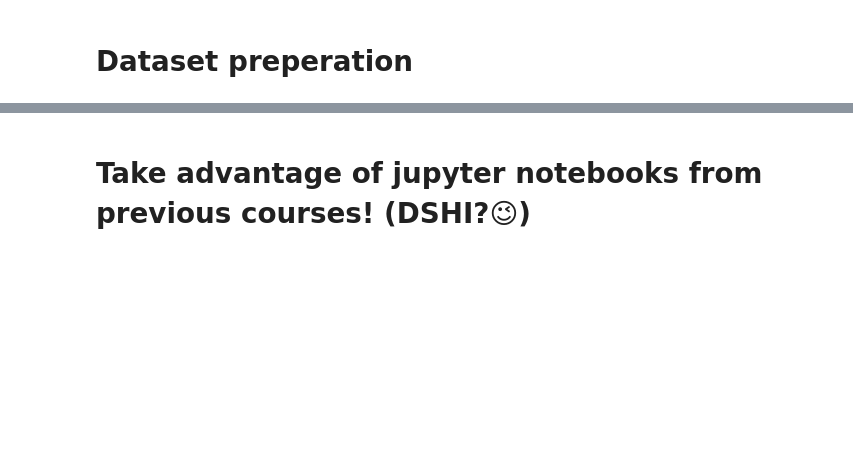
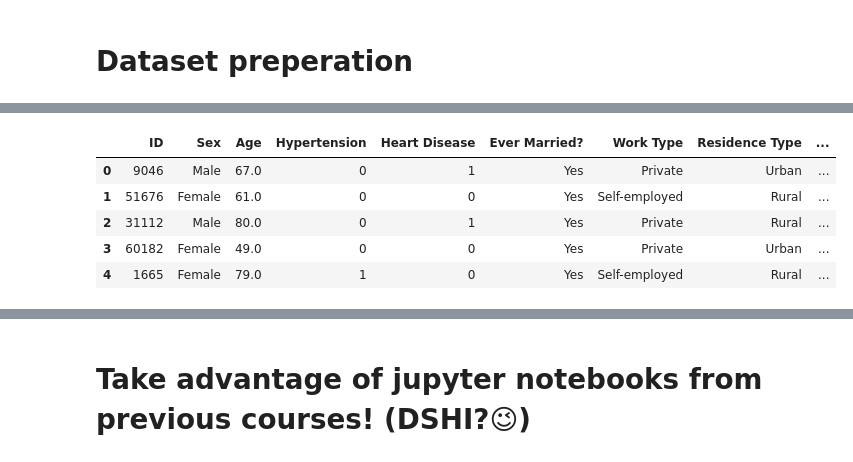
Before and after one commit to pardonm6/Group-6-Dashboard-Stroke-Risk-Prediction, a Jupyter notebook: jupyter-notebooks/data-analysis-pipeline.ipynb, the cells around one changed output, grey strips where cells are left out. Cells and saved outputs as stored; diff of their text form; code cells hidden in the pictures; blank space fills up the shorter version.

```diff
--- a/jupyter-notebooks/data-analysis-pipeline.ipynb
+++ b/jupyter-notebooks/data-analysis-pipeline.ipynb
@@ -21,0 +30,25 @@ df.to_csv("healthcare-dataset-stroke-data.csv", index=False)
+# %%
+#Renaming and refining the features
+
+df = df.rename(columns={
+                          "id":"ID",
+                          "gender": "Sex",
+                          "age": "Age",
+                          "hypertension": "Hypertension",
+                          "heart_disease": "Heart Disease",
+                          "ever_married": "Ever Married?",
+                          "work_type": "Work Type",
+                          "Residence_type": "Residence Type",
+                          "avg_glucose_level": "Avg Glucose Level",
+                          "bmi": "BMI",
+                          "smoking_status": "Smoking?",
+                          "stroke": "Ever had a Stroke?"
+                          })
+df.head()
+# %% [output]
+|  | ID | Sex | Age | Hypertension | Heart Disease | Ever Married? | Work Type | Residence Type | ... |
+| 0 | 9046 | Male | 67.0 | 0 | 1 | Yes | Private | Urban | ... |
+| 1 | 51676 | Female | 61.0 | 0 | 0 | Yes | Self-employed | Rural | ... |
+| 2 | 31112 | Male | 80.0 | 0 | 1 | Yes | Private | Rural | ... |
+| 3 | 60182 | Female | 49.0 | 0 | 0 | Yes | Private | Urban | ... |
+| 4 | 1665 | Female | 79.0 | 1 | 0 | Yes | Self-employed | Rural | ... |
```
Also changed, not shown: parts of 2 cells of this notebook.
